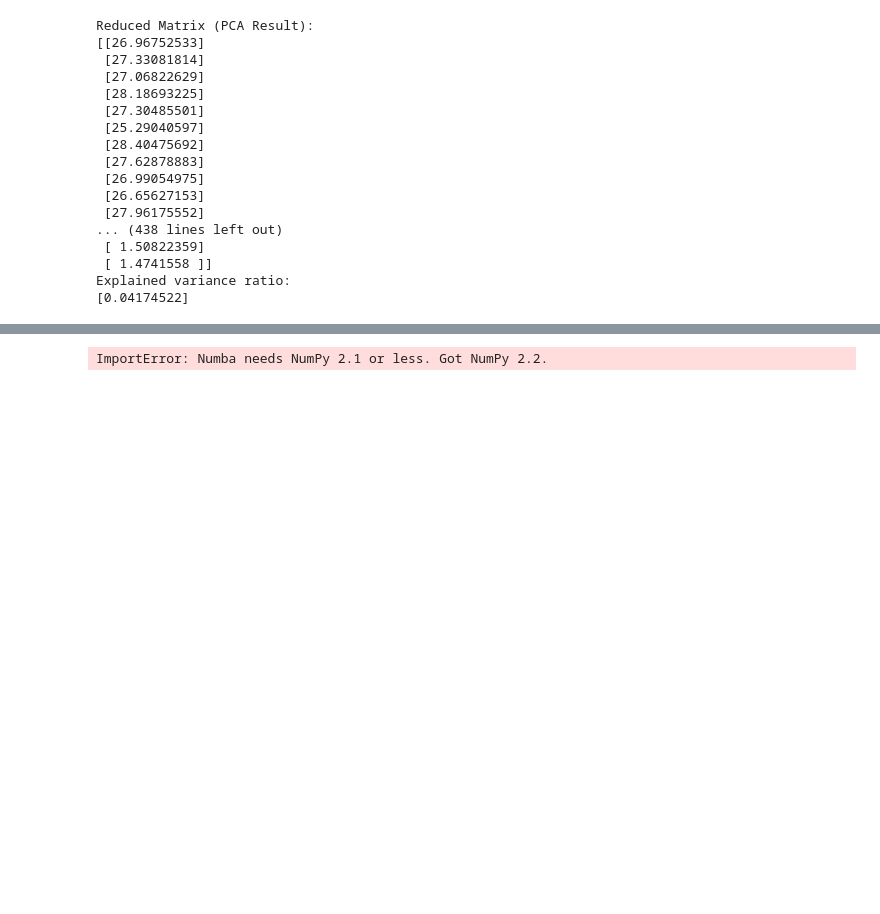
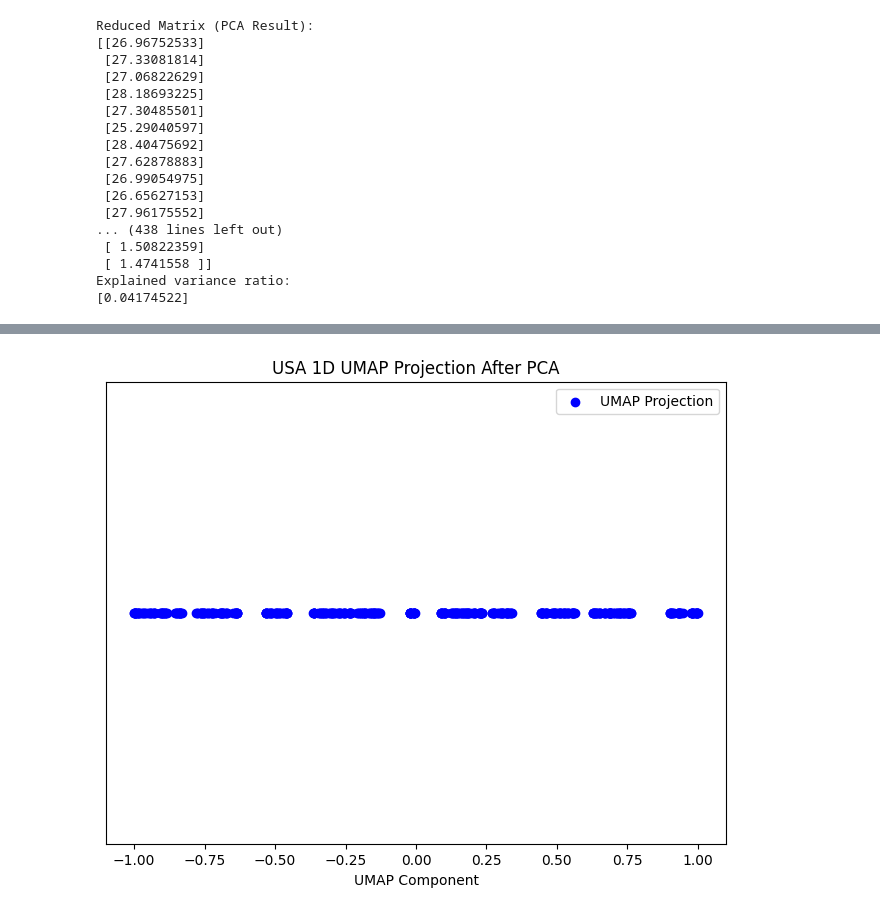
Before and after one commit to Lukas1930/Polarization, a Jupyter notebook: Network-Construction.ipynb, the cells around one changed output, grey strips where cells are left out. Saved outputs shown, nothing was run; the diff lists cells and outputs as text; code cells hidden in the pictures; blank space fills up the shorter version.

Commit message:
umap working (with correct numpy)

```diff
--- a/Network-Construction.ipynb
+++ b/Network-Construction.ipynb
@@ -456,11 +453,11 @@ sparse_matrix_us = csr_matrix((data, (row_indices, col_indices)), shape=(num_peo
 # Step 2: Apply TruncatedSVD (PCA for sparse matrix)
 n_components = 1  # You can set the number of components (dimensions) to reduce to
 svd = TruncatedSVD(n_components=n_components)
-reduced_matrix_us = svd.fit_transform(sparse_matrix_us)
+US_reduced_matrix= svd.fit_transform(sparse_matrix_us)
 
 # Step 3: Display the reduced matrix (lower dimensions)
 print("Reduced Matrix (PCA Result):")
-print(reduced_matrix)
+print(US_reduced_matrix)
 
 # Optional: You can also check the amount of variance explained by each component
 print("Explained variance ratio:")
@@ -507,16 +504,19 @@ array([[0.92250373],
 # %%
-import umap
-import umap.umap_
-umap_model = umap.umap_(n_components=1, random_state=42)  # 2D UMAP
-umap_result = umap_model.fit_transform(reduced_matrix)
+
+
+# Create UMAP model
+umap_model = UMAP(n_components=1, random_state=42)  # Changed to uppercase UMAP
+umap_result = umap_model.fit_transform(US_reduced_matrix)
+
+umap_result = 2 * (umap_result - np.min(umap_result)) / (np.max(umap_result) - np.min(umap_result)) - 1
 
 # Step 3: Visualize UMAP results
 plt.figure(figsize=(8, 6))
-plt.scatter(umap_result[:, 0], umap_result[:, 1], c='blue', label="UMAP Projection")
-plt.title("UMAP Projection After PCA")
-plt.xlabel("UMAP Component 1")
-plt.ylabel("UMAP Component 2")
+plt.scatter(umap_result, np.zeros_like(umap_result), c='blue', label="UMAP Projection")
+plt.title("USA 1D UMAP Projection After PCA")
+plt.xlabel("UMAP Component")
+plt.yticks([])  # Hide y-axis ticks since it's 1D
 plt.legend()
 plt.show()
 # %% [output]
-ImportError: Numba needs NumPy 2.1 or less. Got NumPy 2.2.
+[figure, added]
```
Also changed, not shown: parts of 12 cells of this notebook.
